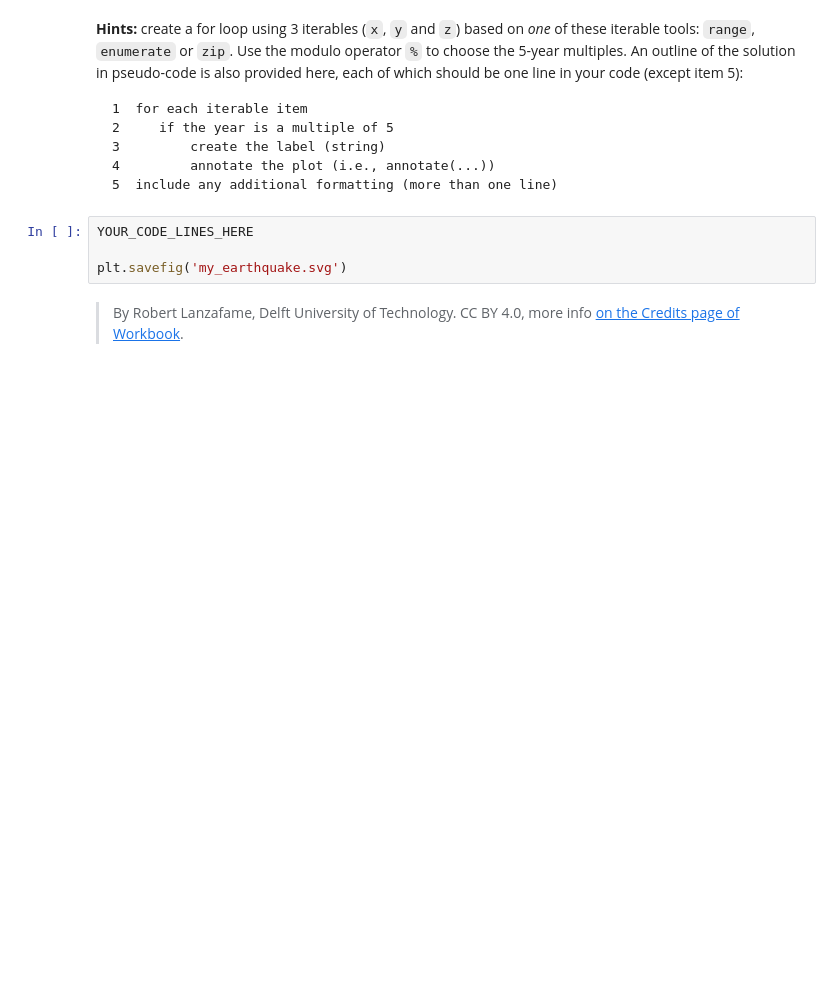
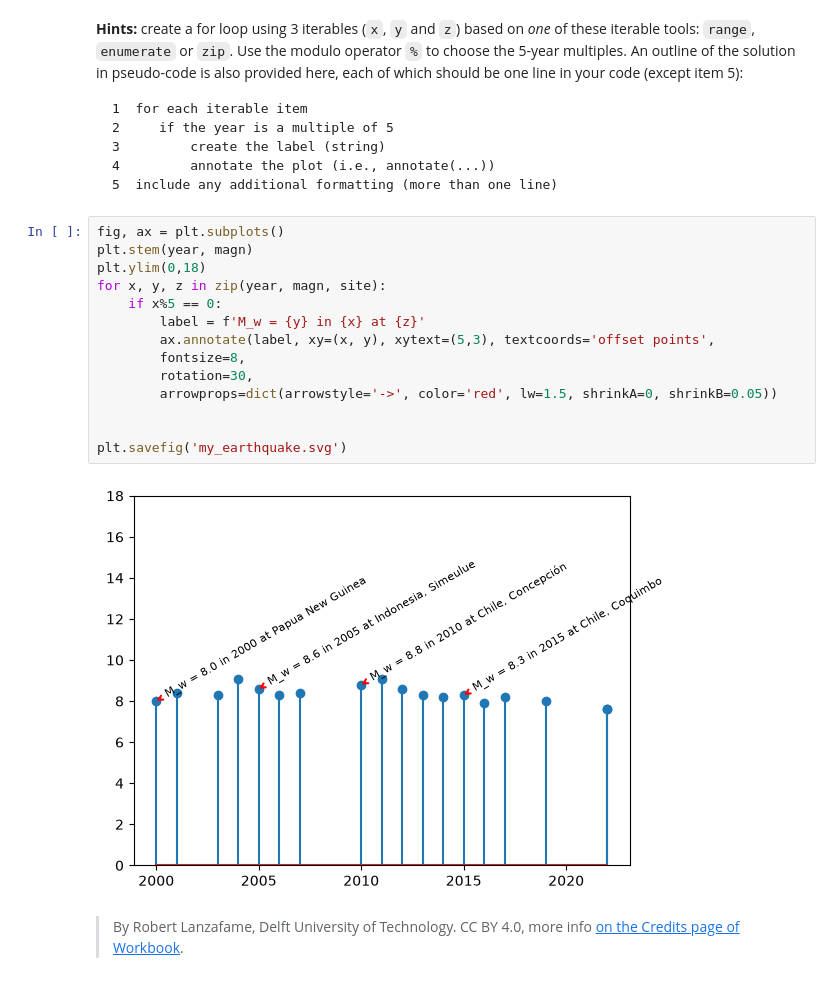
Before and after one commit to BeauBuijtenhuijs/PA2.3, a Jupyter notebook: 3_stem_plots.ipynb, the cells around one changed output. Cells and saved outputs as stored; diff of their text form; blank space fills up the shorter version.

````diff
--- a/3_stem_plots.ipynb
+++ b/3_stem_plots.ipynb
@@ -69,9 +71,21 @@ We can visualize the data in the following figure. Can you find an easy way to r
 4         annotate the plot (i.e., annotate(...))
 5  include any additional formatting (more than one line)
 ```
-# %%
-YOUR_CODE_LINES_HERE
-
-plt.savefig('my_earthquake.svg')
+# %%
+fig, ax = plt.subplots()
+plt.stem(year, magn)
+plt.ylim(0,18)
+for x, y, z in zip(year, magn, site):
+    if x%5 == 0:
+        label = f'M_w = {y} in {x} at {z}'
+        ax.annotate(label, xy=(x, y), xytext=(5,3), textcoords='offset points',
+        fontsize=8,
+        rotation=30,
+        arrowprops=dict(arrowstyle='->', color='red', lw=1.5, shrinkA=0, shrinkB=0.05))
+
+
+plt.savefig('my_earthquake.svg')
+# %% [output]
+[figure, added]
 # %% [markdown]
 > By Robert Lanzafame, Delft University of Technology. CC BY 4.0, more info [on the Credits page of Workbook](https://mude.citg.tudelft.nl/workbook-2025/credits.html).
````
Also changed, not shown: parts of 1 cell of this notebook, 6 other files.
